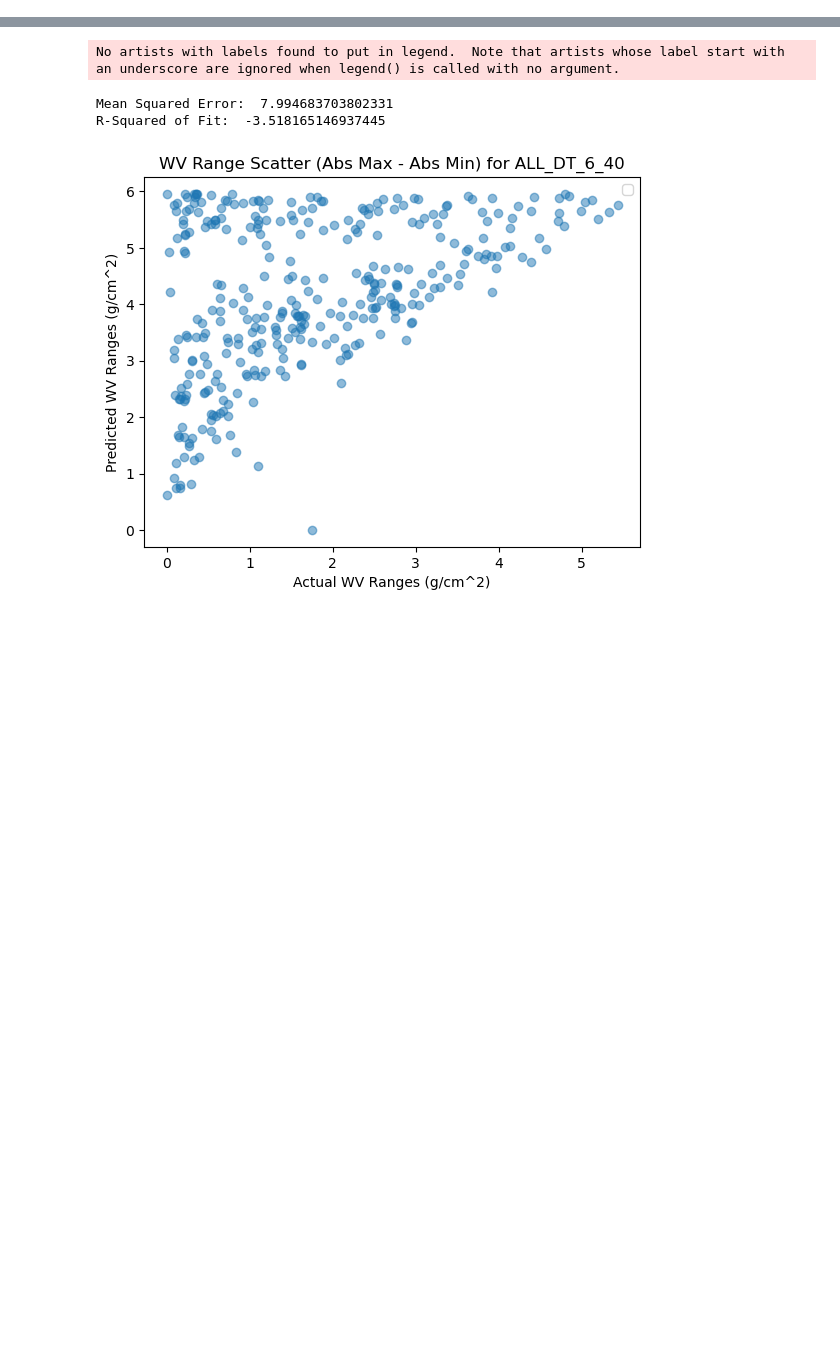
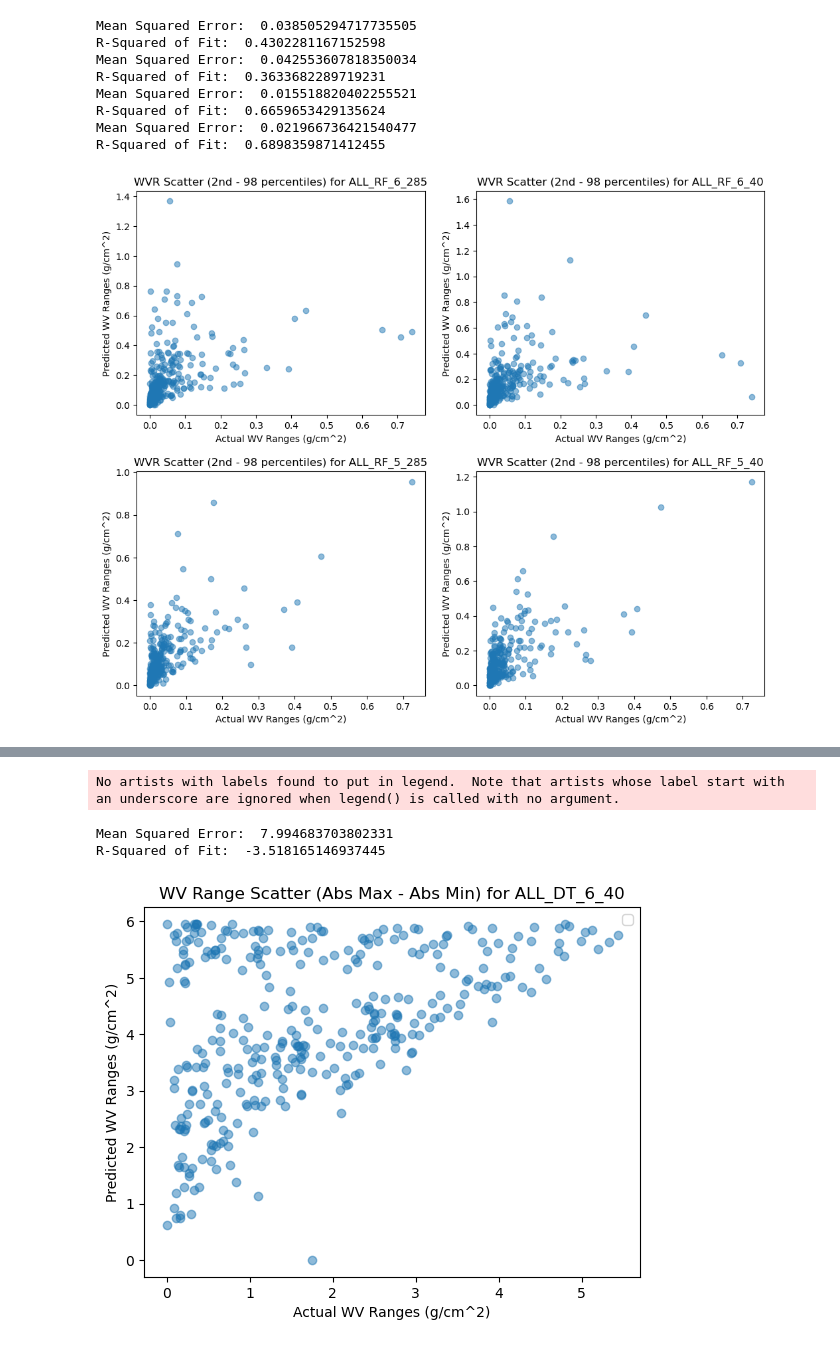
Before and after one commit to varunpatro1/water_vapor_estimation, a Jupyter notebook: full_emit/train_set_1725/range_scatter.ipynb, the cells around one changed output, grey strips where cells are left out. Drawn from its saved outputs; the diff is of its cells as text; code cells hidden in the pictures; blank space fills up the shorter version.

```diff
--- a/full_emit/train_set_1725/range_scatter.ipynb
+++ b/full_emit/train_set_1725/range_scatter.ipynb
@@ -18,0 +46,12 @@ import analysis.train_data_analysis
+# %%
+plot_scatter_permutations(fnames_rf, 'percentile')
+# %% [output]
+Mean Squared Error:  0.038505294717735505
+R-Squared of Fit:  0.4302281167152598
+Mean Squared Error:  0.042553607818350034
+R-Squared of Fit:  0.3633682289719231
+Mean Squared Error:  0.015518820402255521
+R-Squared of Fit:  0.6659653429135624
+Mean Squared Error:  0.021966736421540477
+R-Squared of Fit:  0.6898359871412455
+[figure, added]
```
Also changed, not shown: parts of 7 cells of this notebook, 9 other files.
